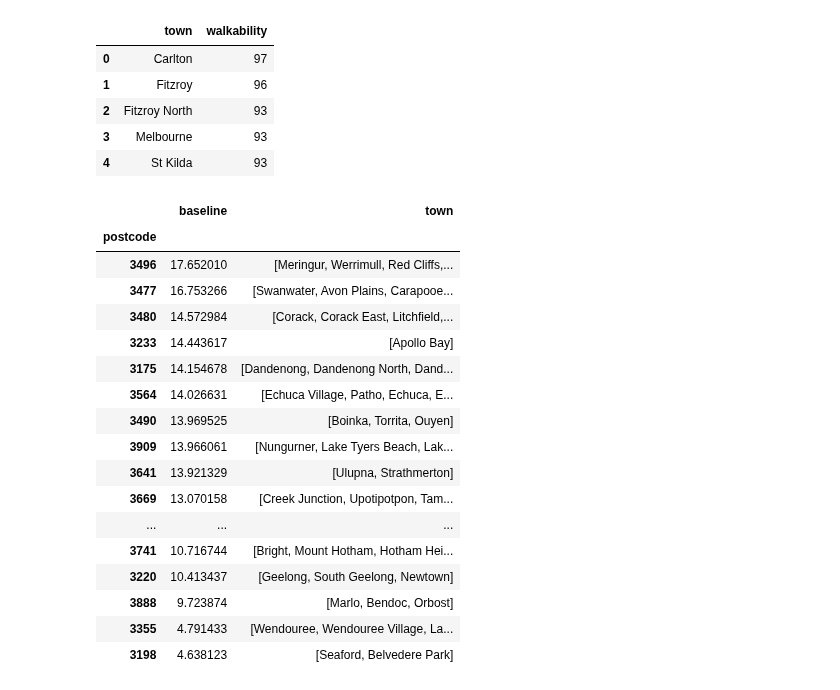
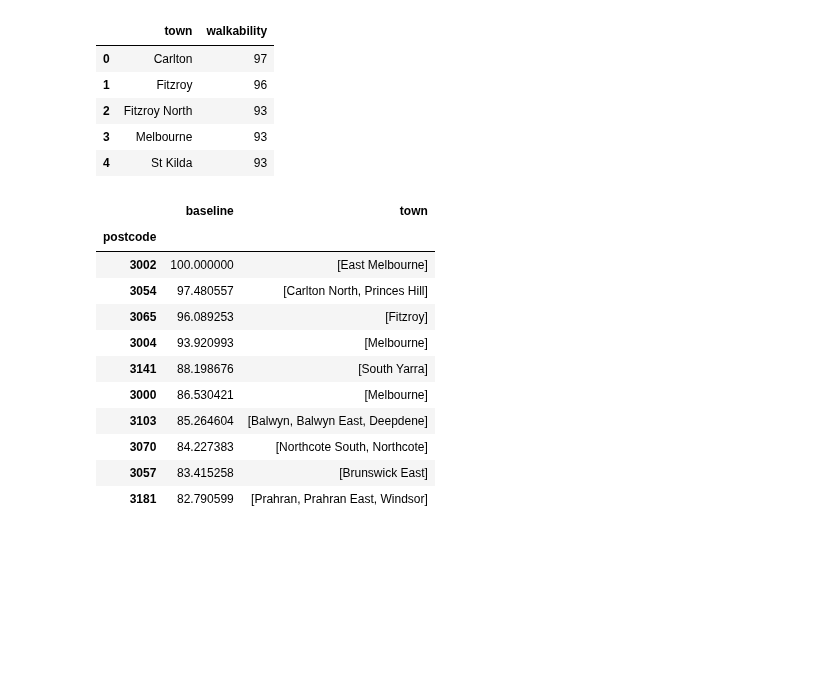
Before and after one commit to stephenmarcou/Real-Estate-Industry-Project, a Jupyter notebook: notebooks/liveability_analysis.ipynb, the cells around one changed output. Saved outputs shown, nothing was run; the diff lists cells and outputs as text; code cells hidden in the pictures; blank space fills up the shorter version.

```diff
--- a/notebooks/liveability_analysis.ipynb
+++ b/notebooks/liveability_analysis.ipynb
@@ -48,6 +48,7 @@ gb = data.groupby(['postcode']).agg(
     avg_baths=('baths', 'mean'),
     avg_parking=('baths', 'mean'),
     avg_rent=('weekly rent amount', 'mean'),
+    avg_per_person_rent=('median weekly household rental payment ($) 2021', 'mean'),
     good_schools=('is closest school good', 'mean'),
     median_rent=('weekly rent amount', 'median'),
     house_percent=('house', 'mean'),
@@ -64,6 +65,7 @@ gb = data.groupby(['postcode']).agg(
     coastal=('coastal', 'first'),
     avg_dist_to_city_centre=('closest_cc_dist', 'mean'),
     avg_dist_to_melb=('dist_to_melb', 'mean'),
+    avg_dist_to_train=('distance train station', 'mean'),
 )
 
 # Now we want to normalise for population
@@ -92,68 +94,64 @@ gb['walkability'] = lst
 gb['walkability'].fillna(np.mean(gb['walkability']), inplace=True)
 gb['supermarkets'].fillna(0, inplace=True)
 
-gb['avg_uni_dist'] = np.log(gb['avg_uni_dist'].astype(np.float64) + 0.001)
+gb['avg_uni_dist'] = np.log(gb['avg_uni_dist'].astype(np.float64) + 0.01)
 gb['avg_dist_to_city_centre'] = np.log(gb['avg_dist_to_city_centre'].astype(np.float64) + 1)
 gb['avg_dist_to_melb'] = np.log(gb['avg_dist_to_melb'].astype(np.float64) + 1)
-gb['avg_hospital_dist'] = np.log(gb['avg_hospital_dist'].astype(np.float64) + 0.001)
-gb['avg_prmy_school_dist'] = np.log(gb['avg_prmy_school_dist'].astype(np.float64) + 0.001)
-gb['avg_high_school_dist'] = np.log(gb['avg_high_school_dist'].astype(np.float64) + 0.001)
+gb['avg_hospital_dist'] = np.log(gb['avg_hospital_dist'].astype(np.float64) + 0.01)
+gb['avg_prmy_school_dist'] = np.log(gb['avg_prmy_school_dist'].astype(np.float64) + 0.01)
+gb['avg_high_school_dist'] = np.log(gb['avg_high_school_dist'].astype(np.float64) + 0.01)
+gb['avg_dist_to_train'] = np.log(gb['avg_dist_to_train'].astype(np.float64) + 0.01)
 
 gb.index = gb['postcode']
 gb = gb.drop(columns=['town', 'postcode'])
 normalised_gb = (gb-gb.min()) / (gb.max()-gb.min())
 # %%
 ldf = pd.DataFrame()
-ldf['spaceScore'] = (normalised_gb['avg_beds'] + 0.4*normalised_gb['avg_baths'] + 0.2*normalised_gb['avg_parking']) / 1.6
+ldf['spaceScore'] = (normalised_gb['avg_beds'] + 0.4*normalised_gb['avg_baths'] + 0.6*normalised_gb['avg_parking']) / 2
+ldf['spaceScore'] = np.log(ldf['spaceScore'].astype(np.float64) + 1)
 ldf['schoolScore'] = (normalised_gb['good_schools'] + (1 - normalised_gb['avg_prmy_school_dist']) + (1 - normalised_gb['avg_high_school_dist'])) / 3
 ldf['uniScore'] = (1 - normalised_gb['avg_uni_dist'])
 ldf['affordabilityScore'] = (1 - normalised_gb['median_rent']) + (1 - normalised_gb['avg_rent']) / 2
 ldf['houseScore'] = normalised_gb['house_percent']
 ldf['apartmentScore'] = normalised_gb['apartment_percent']
 ldf['townhouseScore'] = normalised_gb['townhouse_percent']
-ldf['home_typeScore'] = 2*normalised_gb['house_percent'] + normalised_gb['townhouse_percent'] + 0.5*normalised_gb['apartment_percent']
+ldf['home_typeScore'] = (normalised_gb['house_percent'] + normalised_gb['townhouse_percent'] + 0.5*normalised_gb['apartment_percent']) / 2.5
 ldf['safetyScore'] = 1 - normalised_gb['offence_avg']
 ldf['employmentScore'] = normalised_gb['employed_percent']
 ldf['beachScore'] = normalised_gb['coastal']
-ldf['travelScore'] = 1 - normalised_gb['avg_dist_to_city_centre']
+ldf['travelScore'] = ((1 - normalised_gb['avg_dist_to_city_centre']) + (1 - normalised_gb['avg_dist_to_train'])) / 2
 ldf['melbScore'] = 1 - normalised_gb['avg_dist_to_melb']
 ldf['walkability'] = normalised_gb['walkability']
 ldf['social_infrastrctureScore'] = (1 - normalised_gb['avg_hospital_dist'])
 
-# STILL NEED: GREENSPACES, TRANSPORT, ENTERTAINMENT
-#
 
 ldf = (ldf-ldf.min()) / (ldf.max()-ldf.min())
 ldf = ldf.drop_duplicates()
 # %%
 # Create a baseline score for each suburb
 
-coefficients = [2,2,3,2,3,2,2,3,4,4]
-max = sum(coefficients)
+coefficients = np.array([3, 3, 4, 3, 5, 2, 3, 5, 5, 4]) * 2
+#coefficients = []
 x = (ldf['spaceScore'], ldf['home_typeScore'], ldf['schoolScore'], ldf['uniScore'], ldf['safetyScore'], ldf['employmentScore'], ldf['travelScore'], ldf['melbScore'], ldf['walkability'], ldf['social_infrastrctureScore'])
 ldf['baseline'] = np.dot(coefficients, x)
-ldf['baseline'] = (ldf['baseline'] - ldf['baseline'].mean()) / ldf['baseline'].var()
-ldf['baseline'] = 100 * sps.norm.cdf(list(ldf['baseline']))
 
 ranking = pd.merge(ldf, gb_postcode_to_town, on='postcode').sort_values(by='baseline', ascending=False)
 ranking = ranking.groupby(['postcode']).agg(baseline=('baseline', 'mean'), town=('town', 'first'))
+
+ranking['baseline'] = 100 * (ranking['baseline'] - ranking['baseline'].min()) / (ranking['baseline'].max() - ranking['baseline'].min())
 ranking = ranking.sort_values(by='baseline', ascending=False)
+
+ranking.head(10)
 # %% [output]
 |  | baseline | town |
 | postcode |  |  |
-| 3496 | 17.652010 | [Meringur, Werrimull, Red Cliffs,... |
-| 3477 | 16.753266 | [Swanwater, Avon Plains, Carapooe... |
-| 3480 | 14.572984 | [Corack, Corack East, Litchfield,... |
-| 3233 | 14.443617 | [Apollo Bay] |
-| 3175 | 14.154678 | [Dandenong, Dandenong North, Dand... |
-| 3564 | 14.026631 | [Echuca Village, Patho, Echuca, E... |
-| 3490 | 13.969525 | [Boinka, Torrita, Ouyen] |
-| 3909 | 13.966061 | [Nungurner, Lake Tyers Beach, Lak... |
-| 3641 | 13.921329 | [Ulupna, Strathmerton] |
-| 3669 | 13.070158 | [Creek Junction, Upotipotpon, Tam... |
-| ... | ... | ... |
-| 3741 | 10.716744 | [Bright, Mount Hotham, Hotham Hei... |
-| 3220 | 10.413437 | [Geelong, South Geelong, Newtown] |
-| 3888 | 9.723874 | [Marlo, Bendoc, Orbost] |
-| 3355 | 4.791433 | [Wendouree, Wendouree Village, La... |
-| 3198 | 4.638123 | [Seaford, Belvedere Park] |
+| 3002 | 100.000000 | [East Melbourne] |
+| 3054 | 97.480557 | [Carlton North, Princes Hill] |
+| 3065 | 96.089253 | [Fitzroy] |
+| 3004 | 93.920993 | [Melbourne] |
+| 3141 | 88.198676 | [South Yarra] |
+| 3000 | 86.530421 | [Melbourne] |
+| 3103 | 85.264604 | [Balwyn, Balwyn East, Deepdene] |
+| 3070 | 84.227383 | [Northcote South, Northcote] |
+| 3057 | 83.415258 | [Brunswick East] |
+| 3181 | 82.790599 | [Prahran, Prahran East, Windsor] |
```
Also changed, not shown: parts of 8 cells of this notebook, 1 other file.
